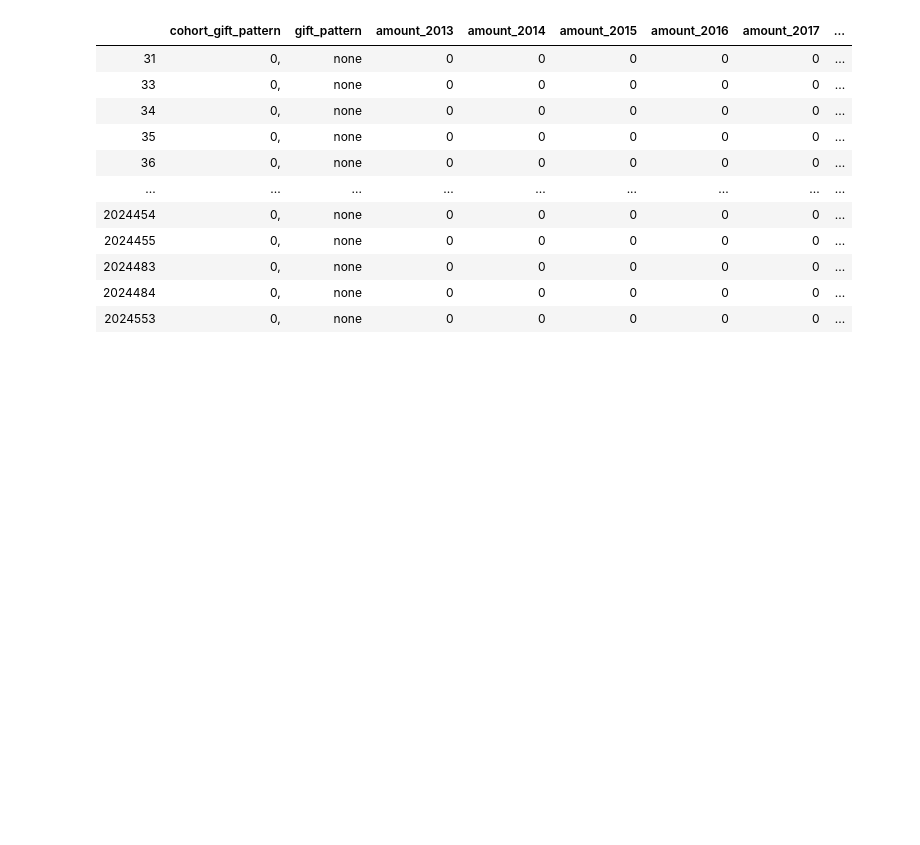
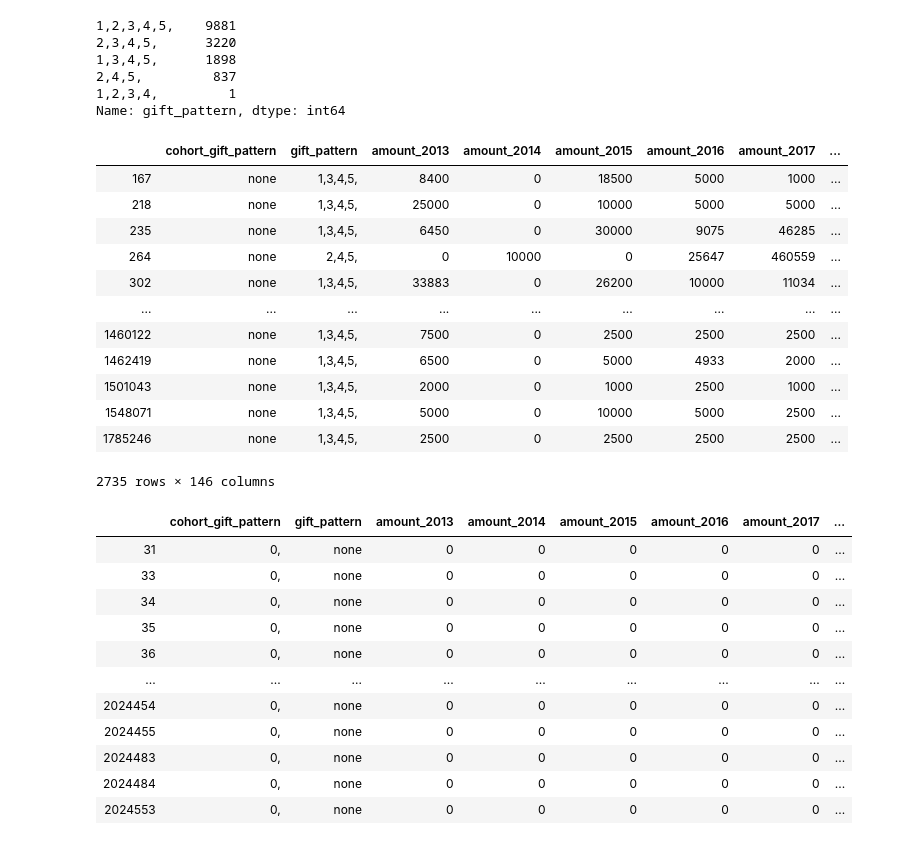
Before and after one commit to erinmarieanderson/donations, a Jupyter notebook: notebooks/Untitled2.ipynb, the cells around one changed output. Drawn from its saved outputs; the diff is of its cells as text; code cells hidden in the pictures; blank space fills up the shorter version.

Commit message:
continued analysis of cohort behavior

```diff
--- a/notebooks/Untitled2.ipynb
+++ b/notebooks/Untitled2.ipynb
@@ -25,3 +89,30 @@ new_donations.head()
+# %%
+gp=new_donations.query('cohort_gift_pattern =="none"')
+# %%
+gp.gift_pattern.value_counts()
+# %% [output]
+1,2,3,4,5,    9881
+2,3,4,5,      3220
+1,3,4,5,      1898
+2,4,5,         837
+1,2,3,4,         1
+Name: gift_pattern, dtype: int64
+# %%
+gp.query('amount_yr1 == 0')
+# %% [output]
+|  | cohort_gift_pattern | gift_pattern | amount_2013 | amount_2014 | amount_2015 | amount_2016 | amount_2017 | ... |
+| 167 | none | 1,3,4,5, | 8400 | 0 | 18500 | 5000 | 1000 | ... |
+| 218 | none | 1,3,4,5, | 25000 | 0 | 10000 | 5000 | 5000 | ... |
+| 235 | none | 1,3,4,5, | 6450 | 0 | 30000 | 9075 | 46285 | ... |
+| 264 | none | 2,4,5, | 0 | 10000 | 0 | 25647 | 460559 | ... |
+| 302 | none | 1,3,4,5, | 33883 | 0 | 26200 | 10000 | 11034 | ... |
+| ... | ... | ... | ... | ... | ... | ... | ... | ... |
+| 1460122 | none | 1,3,4,5, | 7500 | 0 | 2500 | 2500 | 2500 | ... |
+| 1462419 | none | 1,3,4,5, | 6500 | 0 | 5000 | 4933 | 2000 | ... |
+| 1501043 | none | 1,3,4,5, | 2000 | 0 | 1000 | 2500 | 1000 | ... |
+| 1548071 | none | 1,3,4,5, | 5000 | 0 | 10000 | 5000 | 2500 | ... |
+| 1785246 | none | 1,3,4,5, | 2500 | 0 | 2500 | 2500 | 2500 | ... |
+2735 rows × 146 columns
 # %%
 #first_gift =
 #156616 donors
```
Also changed, not shown: parts of 7 cells of this notebook, 4 other files.
